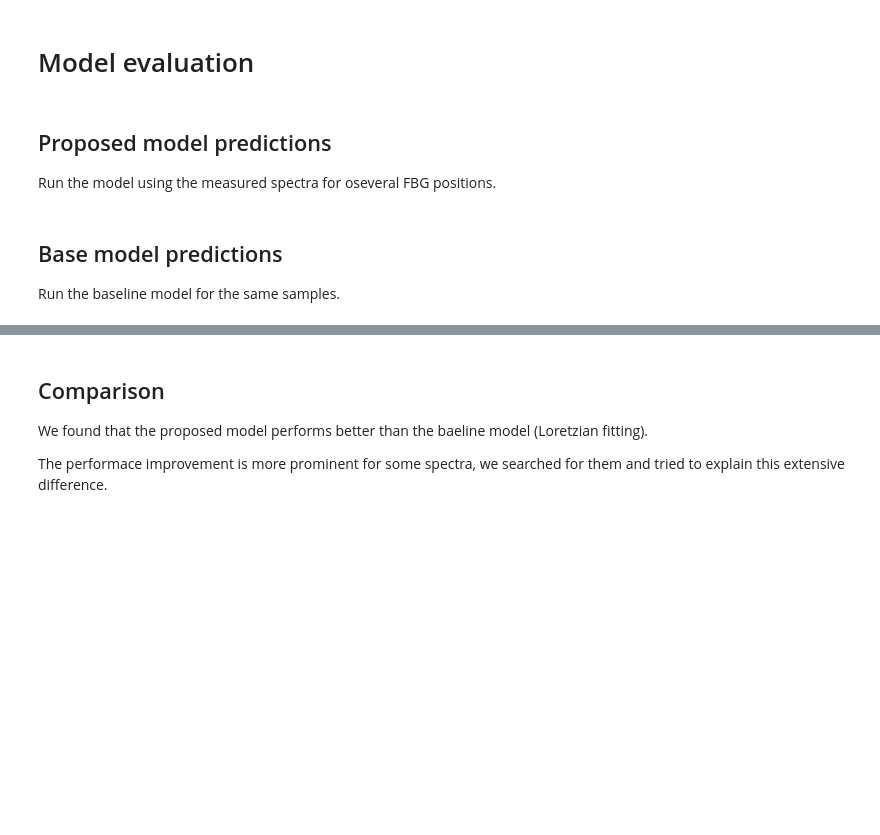
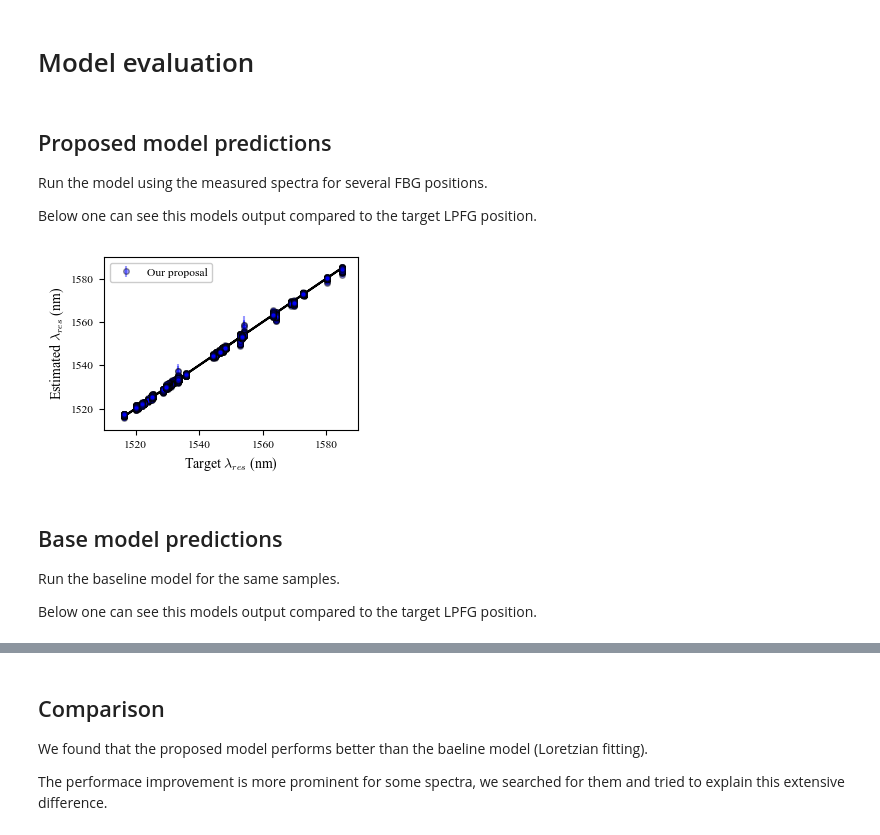
Before and after one commit to felipebarino/lpfg_demodulation_supplementary, a Jupyter notebook: 3 - Evaluation by measured spectra.ipynb, the cells around one changed output, grey strips where cells are left out. Saved outputs shown, nothing was run; the diff lists cells and outputs as text; code cells hidden in the pictures; blank space fills up the shorter version.

```diff
--- a/3 - Evaluation by measured spectra.ipynb
+++ b/3 - Evaluation by measured spectra.ipynb
@@ -88,22 +84,43 @@ WARNING:tensorflow:From C:\Users\felip\AppData\Roaming\Python\Python310\site-pac
 # %% [markdown]
 ## Proposed model predictions
 
-Run the model using the measured spectra for oseveral FBG positions.
+Run the model using the measured spectra for several FBG positions.
+
+Below one can see this models output compared to the target LPFG position.
 # %%
 # Make predctions with dropout uncertainty evaluation
 f_model = K.function(model.input,
                      model.output)
 N = 10
 predictions = dropout_ensamble_prediction(f_model, [X, fbg_pos, fbg_norm], n_iter=N)
 predictions = predictions.reshape(N, len(y))
 # Calculate each estimation and its uncertainty
 k = stats.t.ppf(0.975, N - 1)
 pred = predictions.mean(axis=0)
 uncertainty = k * predictions.std(axis=0)/np.sqrt(N)
+
+# Show response
+plt.figure(figsize=(3.4, 2.5))
+ms = 4
+mw = 1
+a = 0.4
+plt.errorbar(y, pred, yerr=uncertainty, fmt='ob', alpha=a, markersize=ms, markeredgecolor='k', markeredgewidth=mw, label='Our proposal')
+plt.plot(y, y, 'k')
+plt.legend(loc='upper left')
+plt.xlabel('Target $\lambda_{res}$ (nm)')
+plt.ylabel('Estimated $\lambda_{res}$ (nm)')
+plt.xlim(1510, 1590)
+plt.ylim(1510, 1590)
+plt.tight_layout()
+plt.show()
+# %% [output]
+[figure, added]
 # %% [markdown]
 ## Base model predictions
 
 Run the baseline model for the same samples.
+
+Below one can see this models output compared to the target LPFG position.
 # %%
 # Get the lorentzian approximation for each spectrum and fbg positioning
 lorentz_pred = []
```
Also changed, not shown: parts of 16 cells of this notebook, 3 other files.
